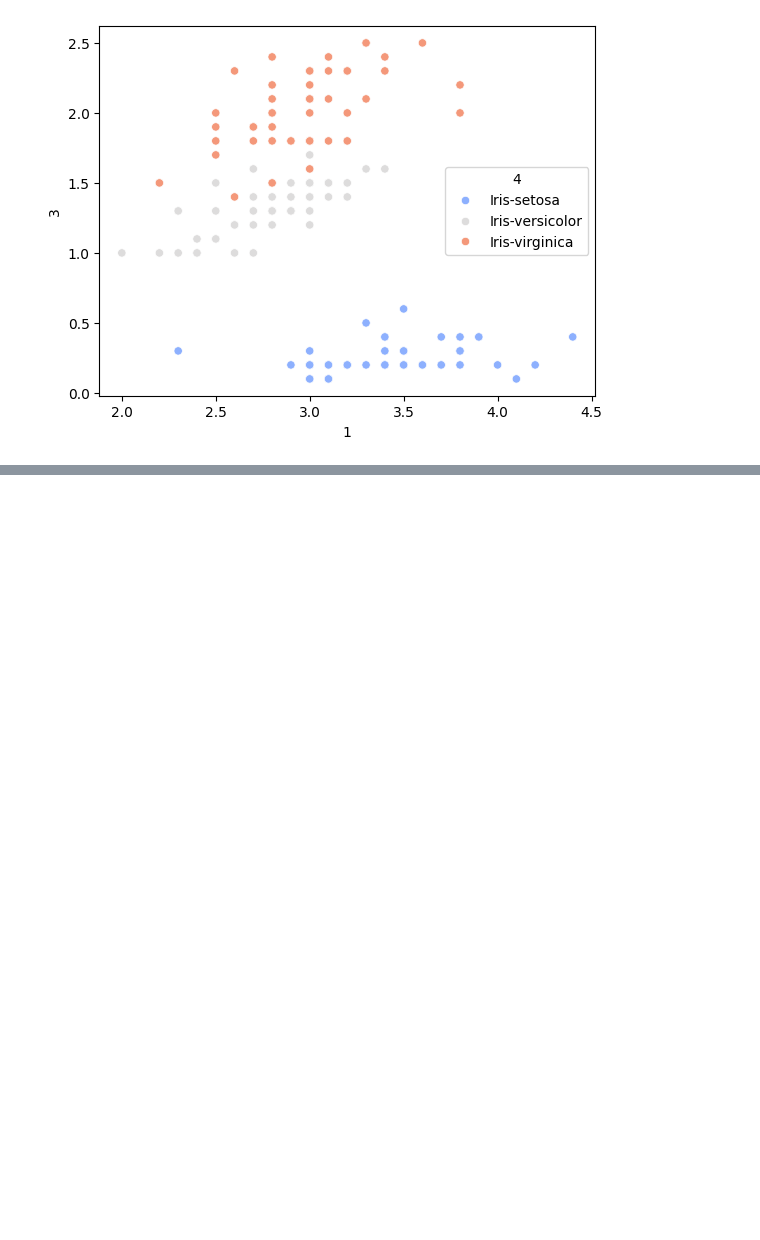
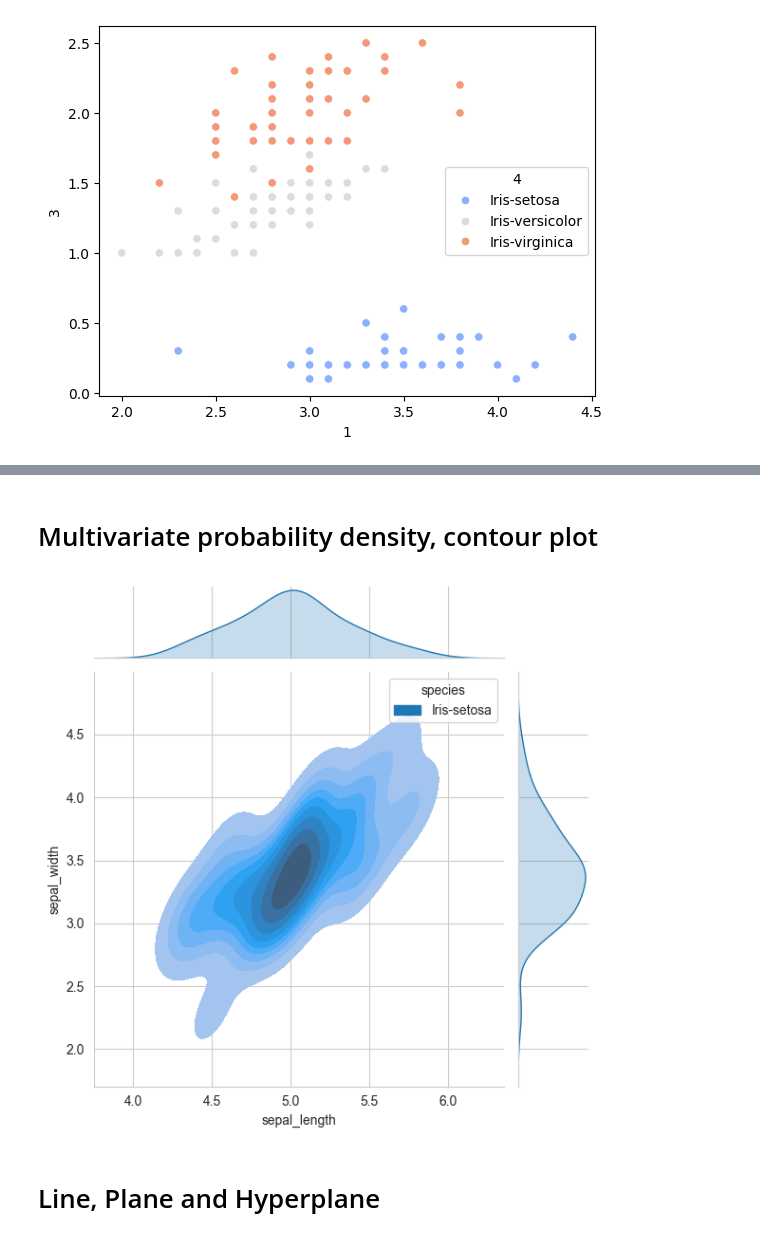
Before and after one commit to jatin-mishra/Agents, a Jupyter notebook: BuildingModels/src/eda/iris.ipynb, the cells around one changed output, grey strips where cells are left out. Saved outputs shown, nothing was run; the diff lists cells and outputs as text; code cells hidden in the pictures; blank space fills up the shorter version.

```diff
--- a/BuildingModels/src/eda/iris.ipynb
+++ b/BuildingModels/src/eda/iris.ipynb
@@ -67,0 +176,4 @@ plt.show()
+# %%
+iris_setosa = iris[iris["species"] == "Iris-setosa"]
+iris_versicolor = iris[iris["species"] == "Iris-versicolor"]
+iris_virginica = iris[iris["species"] == "Iris-virginica"]
@@ -67,0 +275,17 @@ plt.show()
+# %% [markdown]
+# Multivariate probability density, contour plot
+# %%
+sns.jointplot(
+    data=iris_setosa,
+    x="sepal_length",
+    y="sepal_width",
+    kind="kde",
+    fill=True,
+    cmap="mako",
+    hue="species"
+    )
+plt.show()
+# %% [output]
+[figure, added]
+# %% [markdown]
+# Line, Plane and Hyperplane
```
Also changed, not shown: parts of 22 cells of this notebook, 3 other files.
